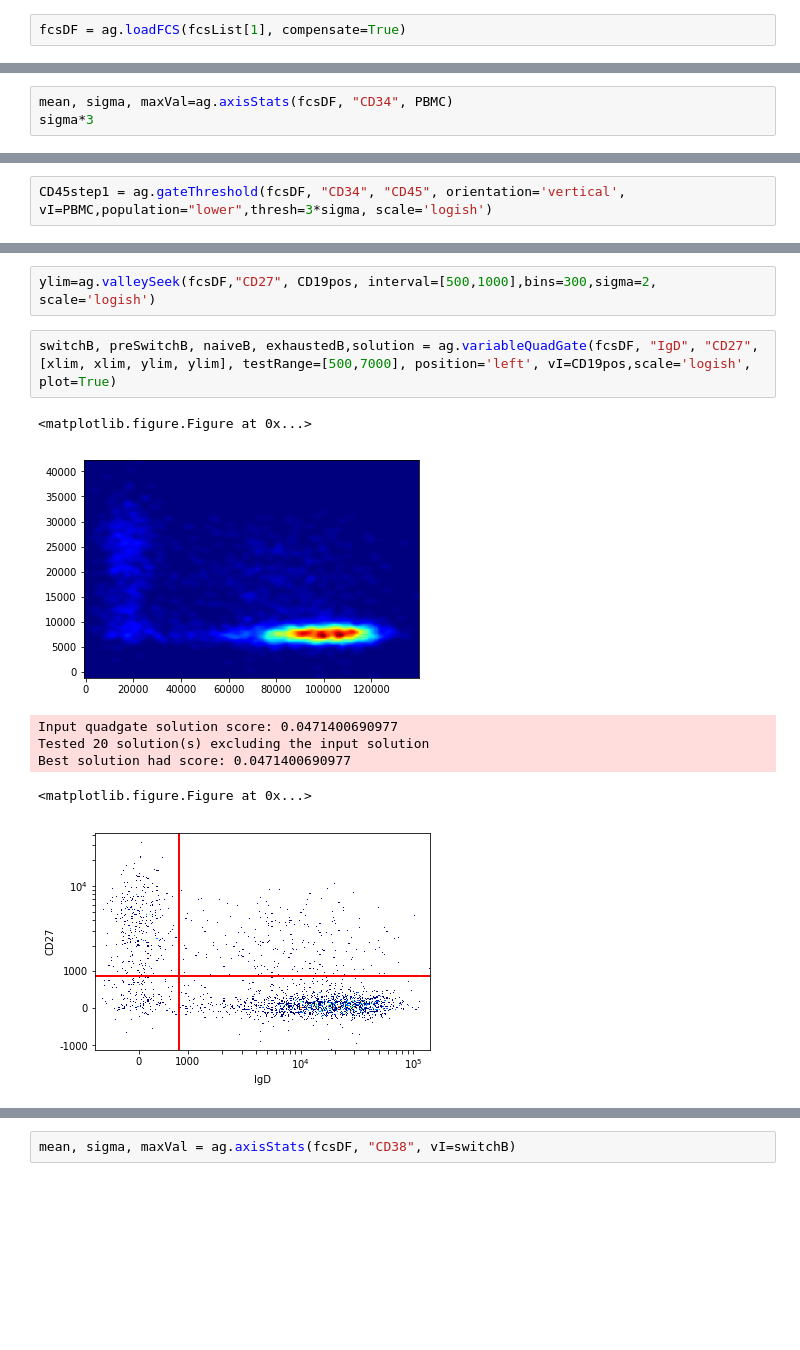
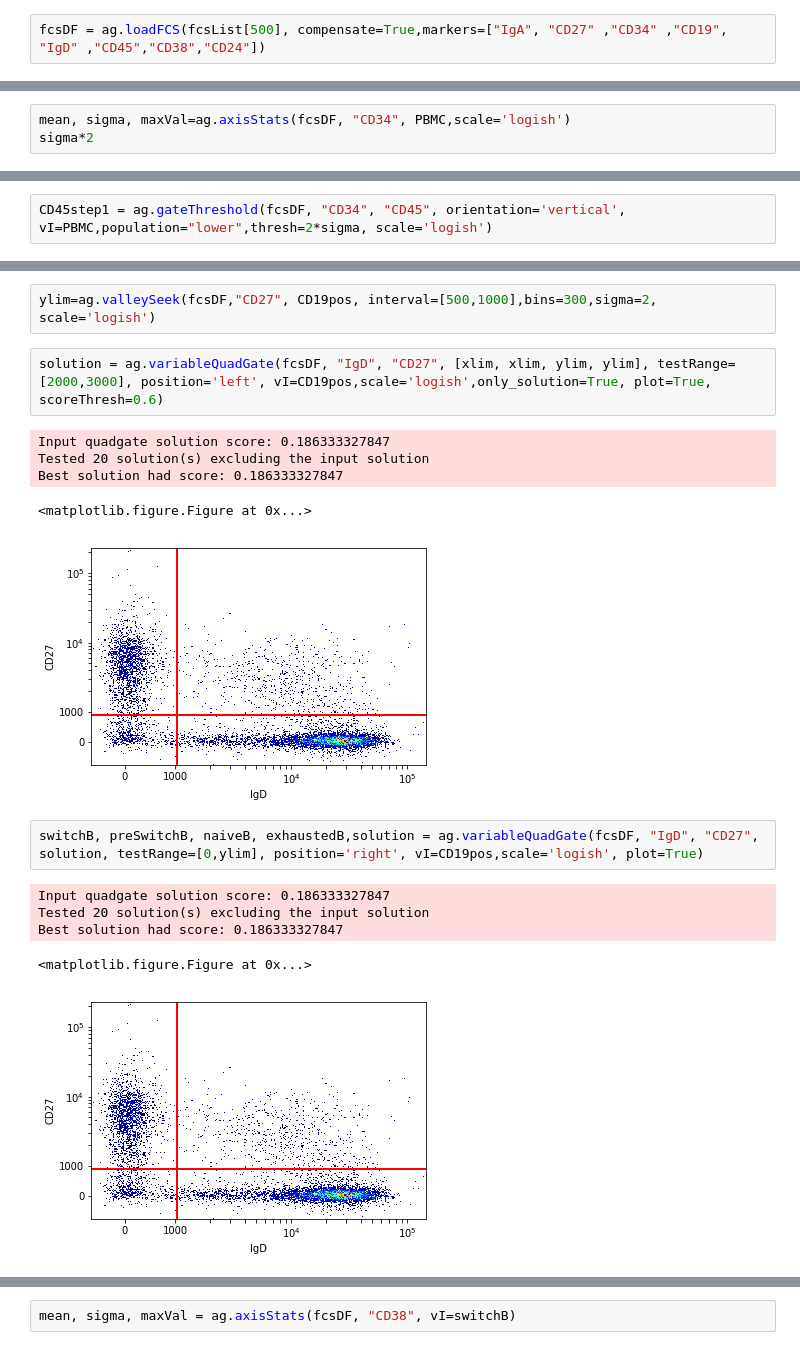
Before and after one commit to LudvigEk/aligater, a Jupyter notebook: pyAliGater_testing.ipynb, the cells around one changed output, grey strips where cells are left out. Cells and saved outputs as stored; diff of their text form; blank space fills up the shorter version.

```diff
--- a/pyAliGater_testing.ipynb
+++ b/pyAliGater_testing.ipynb
@@ -15,3 +15,3 @@ Collected 3022 files, 6347 files did not pass filter(s) and mask(s).
 # %%
-fcsDF = ag.loadFCS(fcsList[1], compensate=True)
+fcsDF = ag.loadFCS(fcsList[500], compensate=True,markers=["IgA", "CD27" ,"CD34" ,"CD19", "IgD" ,"CD45","CD38","CD24"])
 # %% [output]
@@ -53,4 +53,4 @@ After gating, 128561 out of 139650 events remain.
 # %%
-mean, sigma, maxVal=ag.axisStats(fcsDF, "CD34", PBMC)
-sigma*3
+mean, sigma, maxVal=ag.axisStats(fcsDF, "CD34", PBMC,scale='logish')
+sigma*2
 # %% [output]
@@ -58,4 +58,4 @@ sigma*3
 # %%
-CD45step1 = ag.gateThreshold(fcsDF, "CD34", "CD45", orientation='vertical', vI=PBMC,population="lower",thresh=3*sigma, scale='logish')
+CD45step1 = ag.gateThreshold(fcsDF, "CD34", "CD45", orientation='vertical', vI=PBMC,population="lower",thresh=2*sigma, scale='logish')
 # %% [output]
 <matplotlib.figure.Figure at 0x...>
@@ -134,16 +140,22 @@ ag.plotHeatmap(fcsDF, "IgD", "CD27", vI=CD19pos,scale="logish",bins=300)
 xlim=ag.valleySeek(fcsDF,"IgD", CD19pos, interval=[500,2500],bins=300,sigma=2, scale='logish')
 # %%
 ylim=ag.valleySeek(fcsDF,"CD27", CD19pos, interval=[500,1000],bins=300,sigma=2, scale='logish')
+# %%
+solution = ag.variableQuadGate(fcsDF, "IgD", "CD27", [xlim, xlim, ylim, ylim], testRange=[2000,3000], position='left', vI=CD19pos,scale='logish',only_solution=True, plot=True, scoreThresh=0.6)
+# %% [output]
+Input quadgate solution score: 0.186333327847
+Tested 20 solution(s) excluding the input solution
+Best solution had score: 0.186333327847
+<matplotlib.figure.Figure at 0x...>
+[figure, added]
 # %%
-switchB, preSwitchB, naiveB, exhaustedB,solution = ag.variableQuadGate(fcsDF, "IgD", "CD27", [xlim, xlim, ylim, ylim], testRange=[500,7000], position='left', vI=CD19pos,scale='logish', plot=True)
+switchB, preSwitchB, naiveB, exhaustedB,solution = ag.variableQuadGate(fcsDF, "IgD", "CD27", solution, testRange=[0,ylim], position='right', vI=CD19pos,scale='logish', plot=True)
 # %% [output]
-<matplotlib.figure.Figure at 0x...>
+Input quadgate solution score: 0.186333327847
+Tested 20 solution(s) excluding the input solution
+Best solution had score: 0.186333327847
+<matplotlib.figure.Figure at 0x...>
-[figure, old version]
+[figure, new version]
-Input quadgate solution score: 0.0471400690977
-Tested 20 solution(s) excluding the input solution
-Best solution had score: 0.0471400690977
-<matplotlib.figure.Figure at 0x...>
-[figure, removed]
 # %%
 ag.plotHeatmap(fcsDF, "IgD", "CD27", vI=exhaustedB, scale='logish')
 # %% [output]
```
Also changed, not shown: parts of 28 cells of this notebook, 9 other files.
